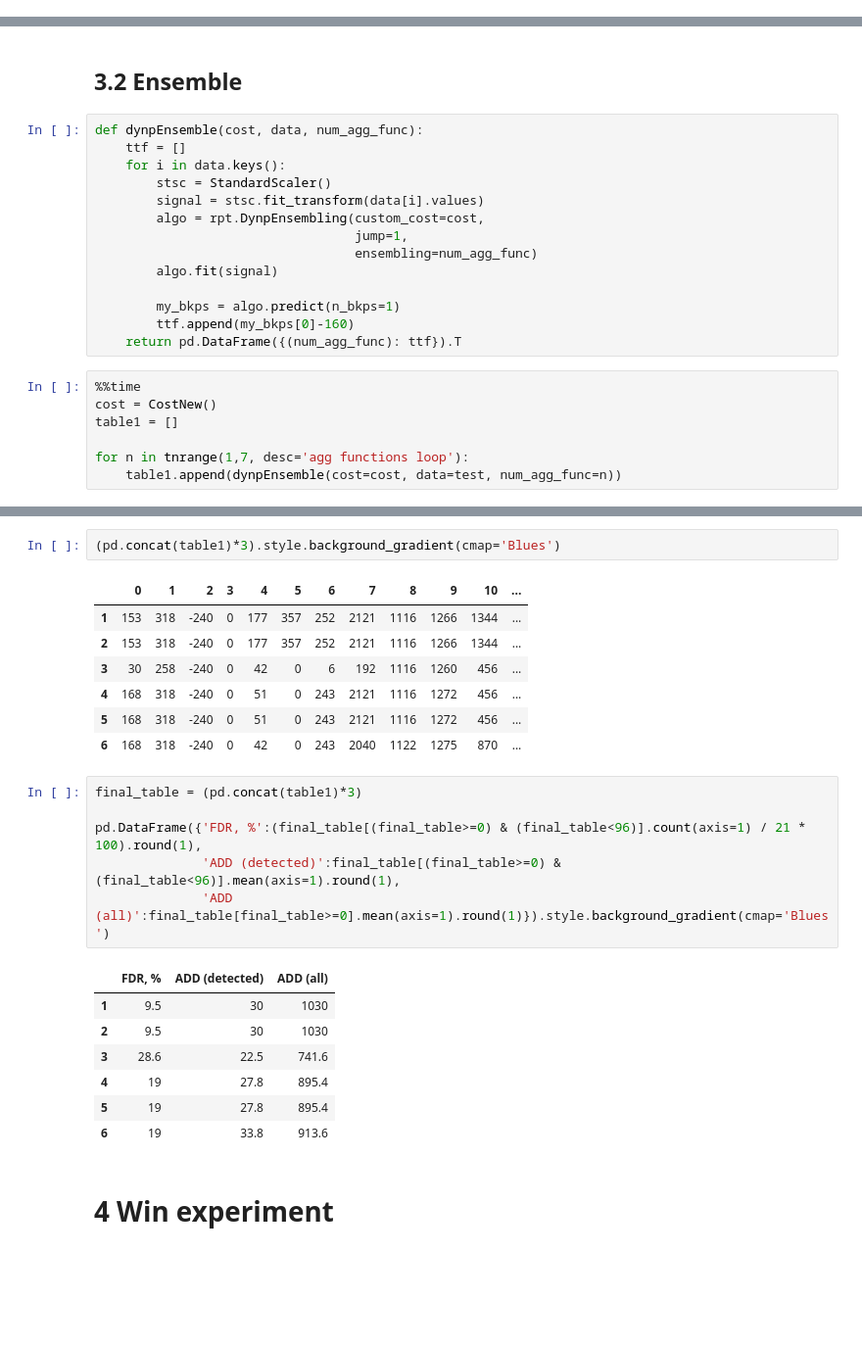
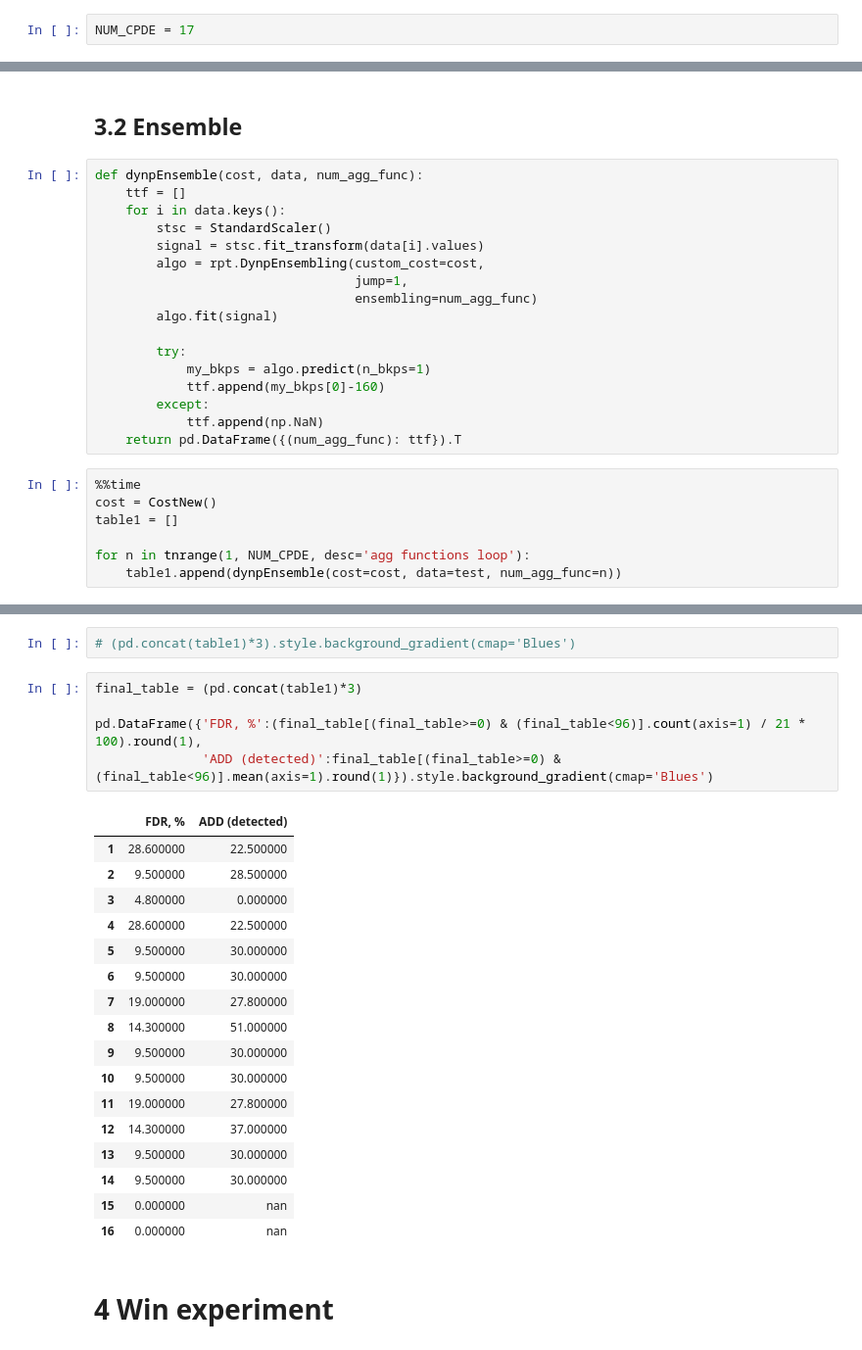
Before and after one commit to YKatser/CPDE, a Jupyter notebook: TEP_experiment.ipynb, the cells around one changed output, grey strips where cells are left out. Shown: that part at 98% size. Drawn from its saved outputs; the diff is of its cells as text; blank space fills up the shorter version.

```diff
--- a/TEP_experiment.ipynb
+++ b/TEP_experiment.ipynb
@@ -99,3 +99,5 @@ Detection delay = 24 min
+# %%
+NUM_CPDE = 17
 # %% [markdown]
 # 3 Dynp experiment
 # %% [markdown]
@@ -165,14 +157,17 @@ def dynpEnsemble(cost, data, num_agg_func):
                                   ensembling=num_agg_func)
         algo.fit(signal)
 
-        my_bkps = algo.predict(n_bkps=1)
-        ttf.append(my_bkps[0]-160)
+        try:
+            my_bkps = algo.predict(n_bkps=1)
+            ttf.append(my_bkps[0]-160)
+        except:
+            ttf.append(np.NaN)
     return pd.DataFrame({(num_agg_func): ttf}).T
 # %%
 %%time
 cost = CostNew()
 table1 = []
 
-for n in tnrange(1,7, desc='agg functions loop'):
+for n in tnrange(1, NUM_CPDE, desc='agg functions loop'):
     table1.append(dynpEnsemble(cost=cost, data=test, num_agg_func=n))
 # %% [output]
@@ -182,27 +176,28 @@ Wall time: 4min 47s
 # %%
-(pd.concat(table1)*3).style.background_gradient(cmap='Blues')
+# (pd.concat(table1)*3).style.background_gradient(cmap='Blues')
-# %% [output]
-|  | 0 | 1 | 2 | 3 | 4 | 5 | 6 | 7 | 8 | 9 | 10 | ... |
-| 1 | 153 | 318 | -240 | 0 | 177 | 357 | 252 | 2121 | 1116 | 1266 | 1344 | ... |
-| 2 | 153 | 318 | -240 | 0 | 177 | 357 | 252 | 2121 | 1116 | 1266 | 1344 | ... |
-| 3 | 30 | 258 | -240 | 0 | 42 | 0 | 6 | 192 | 1116 | 1260 | 456 | ... |
-| 4 | 168 | 318 | -240 | 0 | 51 | 0 | 243 | 2121 | 1116 | 1272 | 456 | ... |
-| 5 | 168 | 318 | -240 | 0 | 51 | 0 | 243 | 2121 | 1116 | 1272 | 456 | ... |
-| 6 | 168 | 318 | -240 | 0 | 42 | 0 | 243 | 2040 | 1122 | 1275 | 870 | ... |
 # %%
 final_table = (pd.concat(table1)*3)
 
 pd.DataFrame({'FDR, %':(final_table[(final_table>=0) & (final_table<96)].count(axis=1) / 21 * 100).round(1),
-              'ADD (detected)':final_table[(final_table>=0) & (final_table<96)].mean(axis=1).round(1),
-              'ADD (all)':final_table[final_table>=0].mean(axis=1).round(1)}).style.background_gradient(cmap='Blues')
+              'ADD (detected)':final_table[(final_table>=0) & (final_table<96)].mean(axis=1).round(1)}).style.background_gradient(cmap='Blues')
 # %% [output]
-|  | FDR, % | ADD (detected) | ADD (all) |
-| 1 | 9.5 | 30 | 1030 |
-| 2 | 9.5 | 30 | 1030 |
-| 3 | 28.6 | 22.5 | 741.6 |
-| 4 | 19 | 27.8 | 895.4 |
-| 5 | 19 | 27.8 | 895.4 |
-| 6 | 19 | 33.8 | 913.6 |
+|  | FDR, % | ADD (detected) |
+| 1 | 28.600000 | 22.500000 |
+| 2 | 9.500000 | 28.500000 |
+| 3 | 4.800000 | 0.000000 |
+| 4 | 28.600000 | 22.500000 |
+| 5 | 9.500000 | 30.000000 |
+| 6 | 9.500000 | 30.000000 |
+| 7 | 19.000000 | 27.800000 |
+| 8 | 14.300000 | 51.000000 |
+| 9 | 9.500000 | 30.000000 |
+| 10 | 9.500000 | 30.000000 |
+| 11 | 19.000000 | 27.800000 |
+| 12 | 14.300000 | 37.000000 |
+| 13 | 9.500000 | 30.000000 |
+| 14 | 9.500000 | 30.000000 |
+| 15 | 0.000000 | nan |
+| 16 | 0.000000 | nan |
 # %% [markdown]
 # 4 Win experiment
 # %% [markdown]
```
Also changed, not shown: parts of 23 cells of this notebook, 41 other files.
